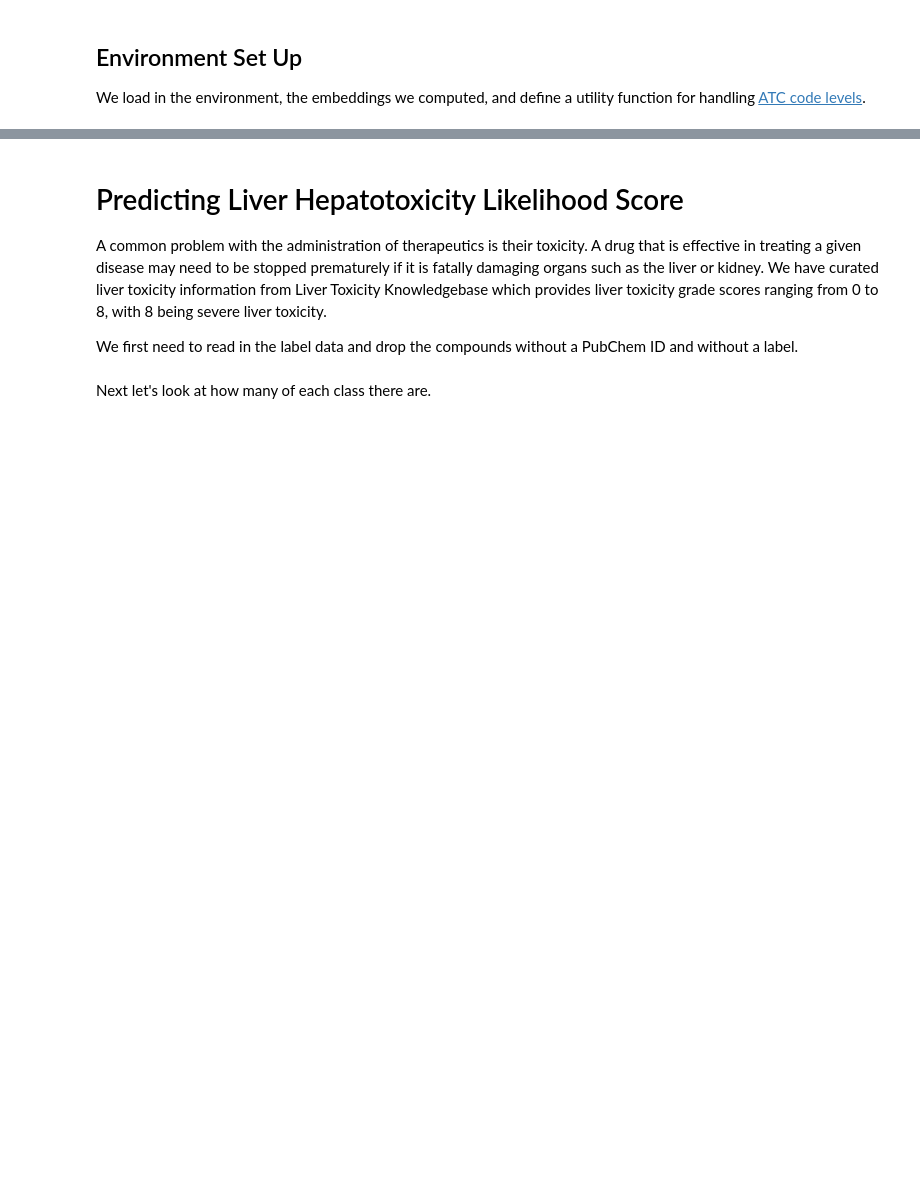
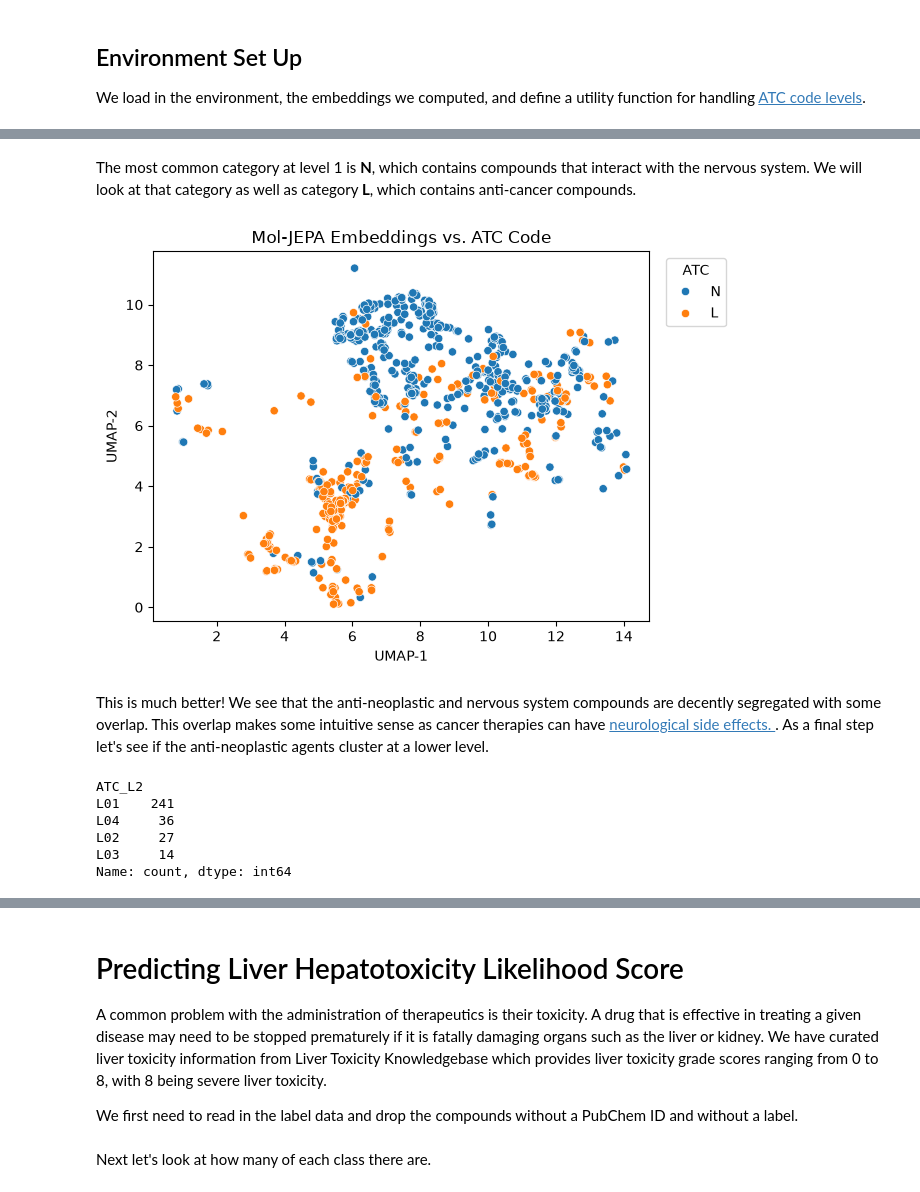
Before and after one commit to bhklab/mol-jepa-embedding-pipeline, a Jupyter notebook: workflow/qc/embedding_qc.ipynb, the cells around one changed output, grey strips where cells are left out. Drawn from its saved outputs; the diff is of its cells as text; code cells hidden in the pictures; blank space fills up the shorter version.

```diff
--- a/workflow/qc/embedding_qc.ipynb
+++ b/workflow/qc/embedding_qc.ipynb
@@ -42,0 +93,32 @@ embedding_columns = data.columns[2:]
+# %% [markdown]
+The most common category at level 1 is **N**, which contains compounds that interact with the nervous system. We will look at that category as well as category **L**, which contains anti-cancer compounds.
+# %%
+df_subset = plot_df[plot_df['ATC'].isin(['N','L'])]
+ax =  sns.scatterplot(df_subset,x='UMAP-1',y='UMAP-2',hue='ATC',legend=True)
+sns.move_legend(ax, "upper left", bbox_to_anchor=(1.02, 1))
+plt.title(f"Mol-JEPA Embeddings vs. ATC Code")
+plt.show()
+# %% [output]
+[figure, added]
+# %% [markdown]
+This is much better! We see that the anti-neoplastic and nervous system compounds are decently segregated with some overlap. This overlap makes some intuitive sense as cancer therapies can have [neurological side effects. ](https://www.hopkinsmedicine.org/health/conditions-and-diseases/peripheral-neuropathy/chemotherapy-induced-peripheral-neuropathy). As a final step let's see if the anti-neoplastic agents cluster at a lower level.
+# %%
+plot_df = pd.DataFrame({'UMAP-1':UM[:,0],
+                        'UMAP-2':UM[:,1],
+                        'ATC_L1':[process_atc_code(x,1) for x in atc_data['ATC.Code'].values],
+                        'ATC_L2':[process_atc_code(x,2) for x in atc_data['ATC.Code'].values],
+                        'ATC_L3':[process_atc_code(x,3) for x in atc_data['ATC.Code'].values]})
+plot_df = plot_df[plot_df['ATC_L1']=='L']
+plot_df['ATC_L2'].value_counts()
+
+# ax =  sns.scatterplot(plot_df,x='UMAP-1',y='UMAP-2',hue='ATC_L2',legend=True)
+# sns.move_legend(ax, "upper left", bbox_to_anchor=(1.02, 1))
+# plt.title(f"Mol-JEPA Embeddings vs. ATC Code")
+# plt.show()
+# %% [output]
+ATC_L2
+L01    241
+L04     36
+L02     27
+L03     14
+Name: count, dtype: int64
```
Also changed, not shown: parts of 19 cells of this notebook, 9 other files.
